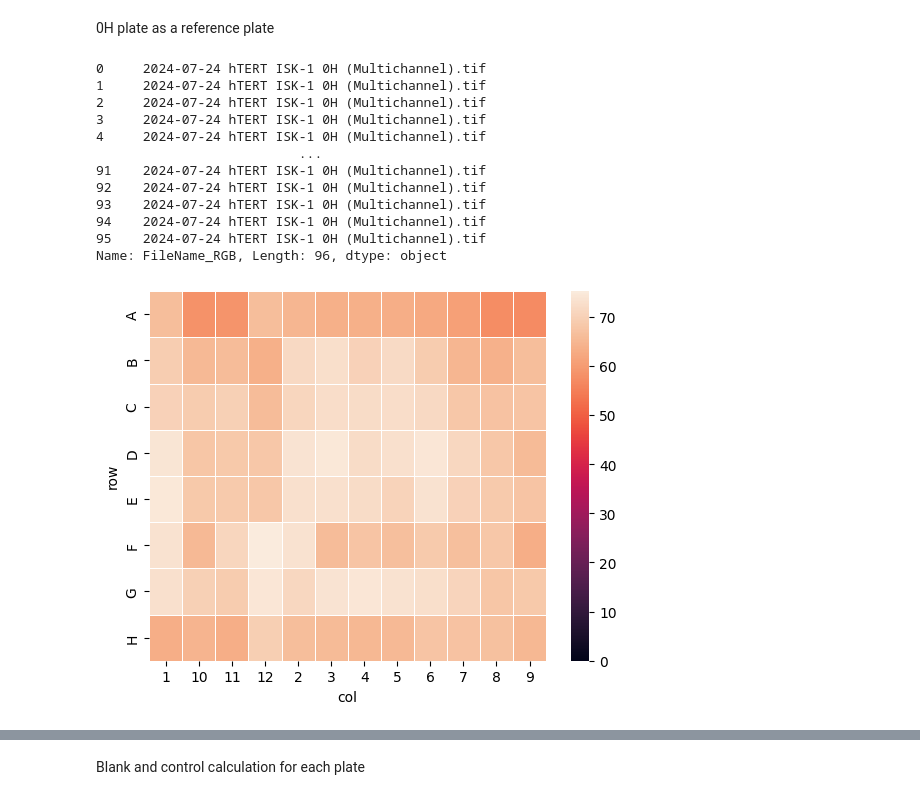
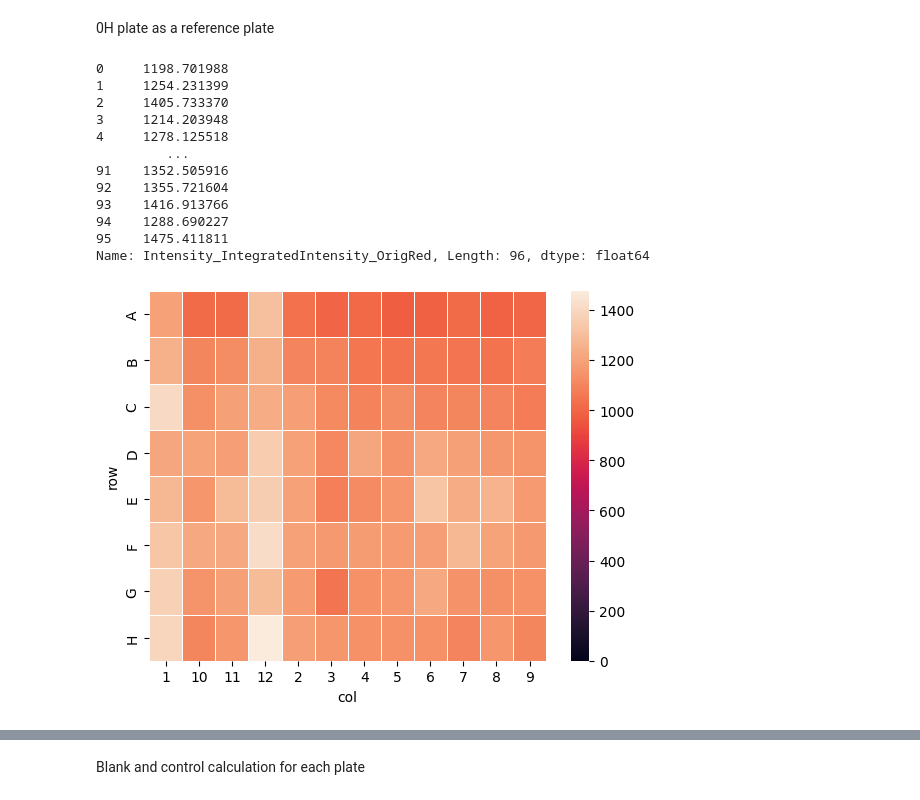
Before and after one commit to arteys/Resazurin_ChemiDoc, a Jupyter notebook: RZ_12_testing_ground_ref_plate.ipynb, the cells around one changed output, grey strips where cells are left out. Saved outputs shown, nothing was run; the diff lists cells and outputs as text; code cells hidden in the pictures.

```diff
--- a/RZ_12_testing_ground_ref_plate.ipynb
+++ b/RZ_12_testing_ground_ref_plate.ipynb
@@ -10,7 +10,7 @@ import matplotlib.pyplot as plt
 # %% [markdown]
 New for multiple images in CP file
 # %%
-part_to_folder = r"C:\Users\Modern\Documents\Biorad\CellProfiler\Results\2024-07-24 Vero Rd hTERT CK-99c ISK-1 + CK-122 Slovesnova\0H plates"
+part_to_folder = r"C:\Users\Modern\Documents\Biorad\CellProfiler\Results\2024-07-24 Vero Rd hTERT CK-99c ISK-1 + CK-122 Slovesnova\0H plates CK-122"
 
 # files = [f for f in listdir(part_to_folder) if isfile(join(part_to_folder, f))]
 
@@ -94,27 +124,27 @@ Index(['row', 'col', 'ImageNumber', 'ObjectNumber',
 # %%
 reference_plate = data_plate[(data_plate['RZ_incubation'] == '0H')].copy()
 
 # print(reference_plate)
 
-heatmap_df = reference_plate.pivot(index="row", columns="col", values="Intensity_IntegratedIntensity_OrigGreen")
+heatmap_df = reference_plate.pivot(index="row", columns="col", values="Intensity_IntegratedIntensity_OrigRed")
 
 sns.heatmap(heatmap_df, linewidth=.5, vmin=0, vmax=None)
 
-print(reference_plate['FileName_RGB'])
+print(reference_plate['Intensity_IntegratedIntensity_OrigRed'])
 # %% [output]
-0     2024-07-24 hTERT ISK-1 0H (Multichannel).tif
-1     2024-07-24 hTERT ISK-1 0H (Multichannel).tif
-2     2024-07-24 hTERT ISK-1 0H (Multichannel).tif
-3     2024-07-24 hTERT ISK-1 0H (Multichannel).tif
-4     2024-07-24 hTERT ISK-1 0H (Multichannel).tif
-                          ...
-91    2024-07-24 hTERT ISK-1 0H (Multichannel).tif
-92    2024-07-24 hTERT ISK-1 0H (Multichannel).tif
-93    2024-07-24 hTERT ISK-1 0H (Multichannel).tif
-94    2024-07-24 hTERT ISK-1 0H (Multichannel).tif
-95    2024-07-24 hTERT ISK-1 0H (Multichannel).tif
-Name: FileName_RGB, Length: 96, dtype: object
+0     1198.701988
+1     1254.231399
+2     1405.733370
+3     1214.203948
+4     1278.125518
+         ...
+91    1352.505916
+92    1355.721604
+93    1416.913766
+94    1288.690227
+95    1475.411811
+Name: Intensity_IntegratedIntensity_OrigRed, Length: 96, dtype: float64
-[figure, old version]
+[figure, new version]
 # %%
 # mean_array_reference_plate = []
 
```
Also changed, not shown: parts of 18 cells of this notebook.
